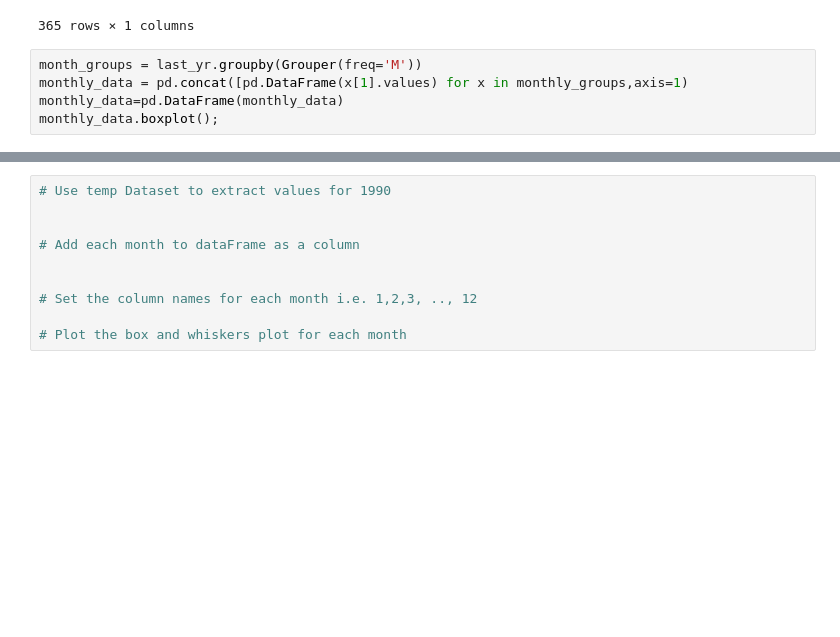
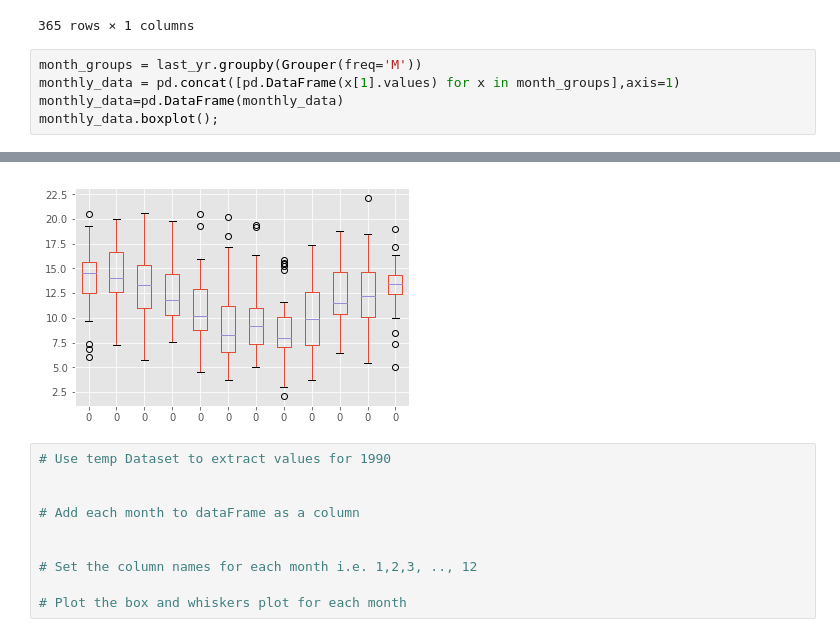
Before and after one commit to danjizquierdo/dsc-3-25-04-visualizing-time-series-data-lab-nyc-ds-career-012819, a Jupyter notebook: index.ipynb, the cells around one changed output, grey strips where cells are left out. Cells and saved outputs as stored; diff of their text form; blank space fills up the shorter version.

```diff
--- a/index.ipynb
+++ b/index.ipynb
@@ -179,7 +179,7 @@ last_yr
 365 rows × 1 columns
 # %%
 month_groups = last_yr.groupby(Grouper(freq='M'))
-monthly_data = pd.concat([pd.DataFrame(x[1].values) for x in monthly_groups,axis=1)
+monthly_data = pd.concat([pd.DataFrame(x[1].values) for x in month_groups],axis=1)
 monthly_data=pd.DataFrame(monthly_data)
 monthly_data.boxplot();
 # %% [output]
@@ -187,3 +186,4 @@ SyntaxError: Generator expression must be parenthesized if not sole argument (<i
+[figure, added]
 # %%
 # Use temp Dataset to extract values for 1990
 
```
Also changed, not shown: parts of 1 cell of this notebook.
